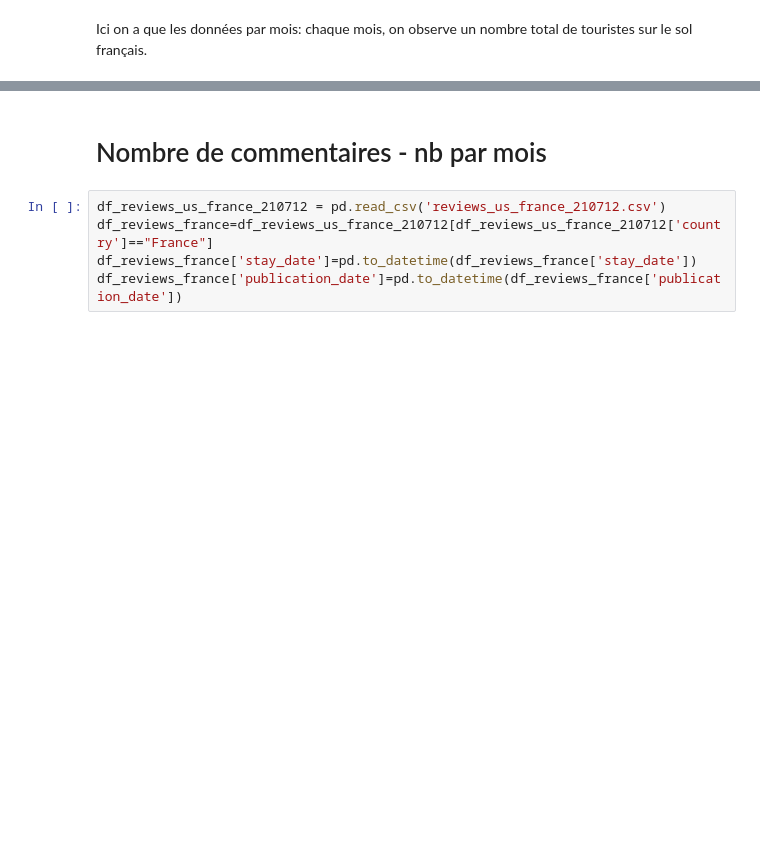
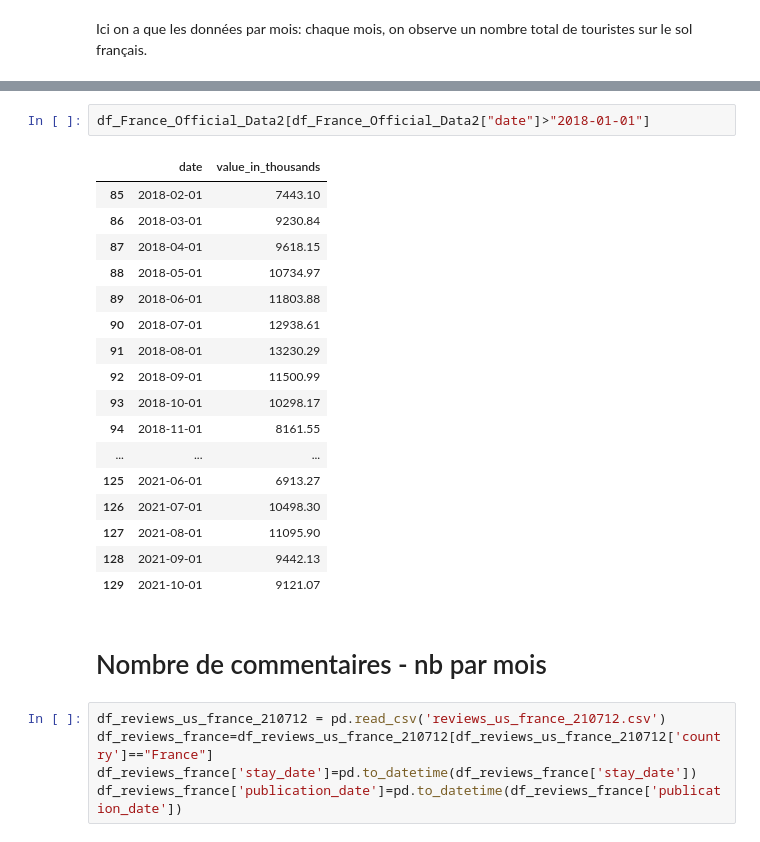
Before and after one commit to julienowack/stat_app, a Jupyter notebook: étude du lien entre les bdd.ipynb, the cells around one changed output, grey strips where cells are left out. Saved outputs shown, nothing was run; the diff lists cells and outputs as text; blank space fills up the shorter version.

```diff
--- a/étude du lien entre les bdd.ipynb
+++ b/étude du lien entre les bdd.ipynb
@@ -137,3 +156,23 @@ df_France_Official_Data2
+# %%
+df_France_Official_Data2[df_France_Official_Data2["date"]>"2018-01-01"]
+# %% [output]
+|  | date | value_in_thousands |
+| 85 | 2018-02-01 | 7443.10 |
+| 86 | 2018-03-01 | 9230.84 |
+| 87 | 2018-04-01 | 9618.15 |
+| 88 | 2018-05-01 | 10734.97 |
+| 89 | 2018-06-01 | 11803.88 |
+| 90 | 2018-07-01 | 12938.61 |
+| 91 | 2018-08-01 | 13230.29 |
+| 92 | 2018-09-01 | 11500.99 |
+| 93 | 2018-10-01 | 10298.17 |
+| 94 | 2018-11-01 | 8161.55 |
+| ... | ... | ... |
+| 125 | 2021-06-01 | 6913.27 |
+| 126 | 2021-07-01 | 10498.30 |
+| 127 | 2021-08-01 | 11095.90 |
+| 128 | 2021-09-01 | 9442.13 |
+| 129 | 2021-10-01 | 9121.07 |
 # %% [markdown]
 # Nombre de commentaires - nb par mois
 # %%
```
Also changed, not shown: parts of 19 cells of this notebook.
